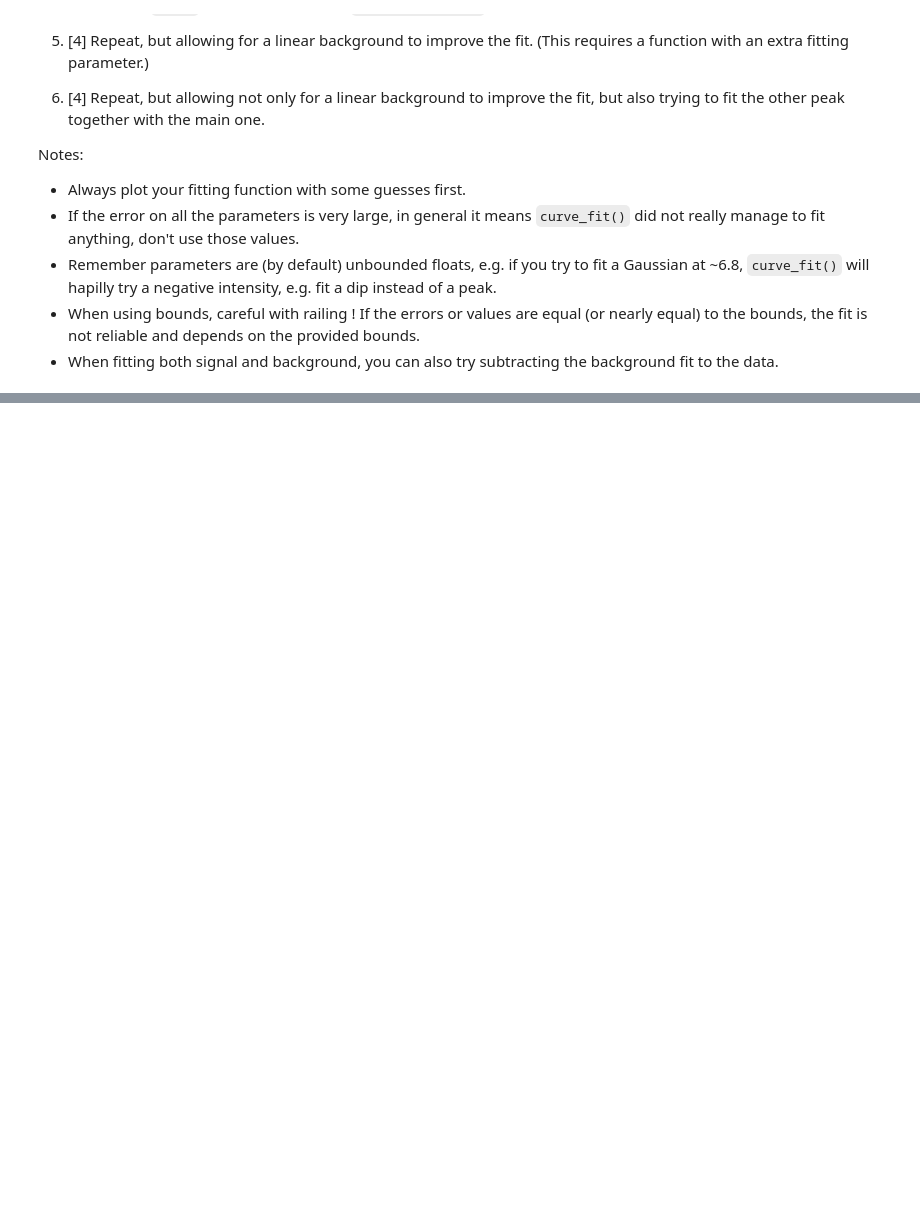
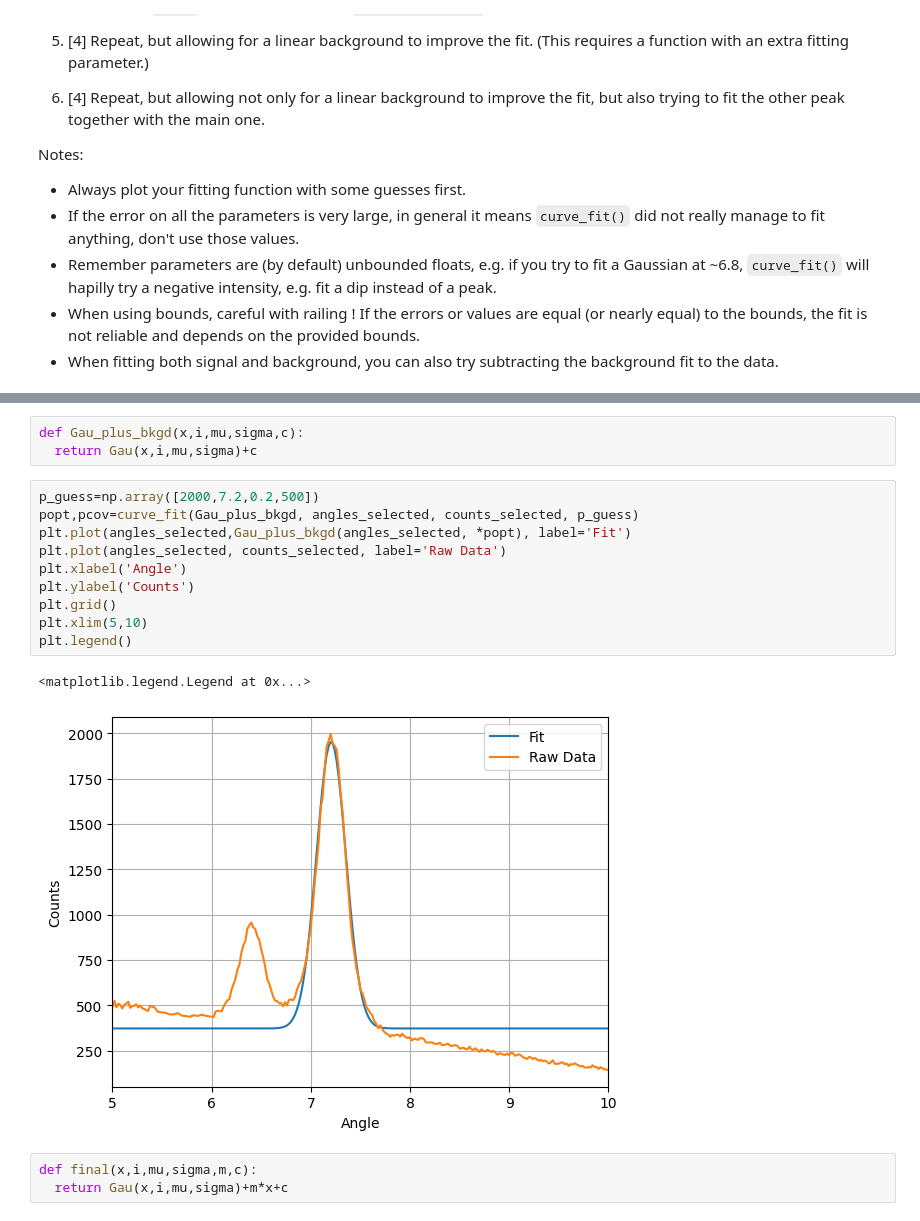
Before and after one commit to PX2145-2025/week-4-b-EvansElliot, a Jupyter notebook: Curvefit.ipynb, the cells around one changed output, grey strips where cells are left out. Saved outputs shown, nothing was run; the diff lists cells and outputs as text; blank space fills up the shorter version.

```diff
--- a/Curvefit.ipynb
+++ b/Curvefit.ipynb
@@ -291,0 +313,19 @@ TypeError: argument must be an integer
+# %%
+def Gau_plus_bkgd(x,i,mu,sigma,c):
+  return Gau(x,i,mu,sigma)+c
+# %%
+p_guess=np.array([2000,7.2,0.2,500])
+popt,pcov=curve_fit(Gau_plus_bkgd, angles_selected, counts_selected, p_guess)
+plt.plot(angles_selected,Gau_plus_bkgd(angles_selected, *popt), label='Fit')
+plt.plot(angles_selected, counts_selected, label='Raw Data')
+plt.xlabel('Angle')
+plt.ylabel('Counts')
+plt.grid()
+plt.xlim(5,10)
+plt.legend()
+# %% [output]
+<matplotlib.legend.Legend at 0x...>
+[figure, added]
+# %%
+def final(x,i,mu,sigma,m,c):
+  return Gau(x,i,mu,sigma)+m*x+c
```
Also changed, not shown: parts of 4 cells of this notebook.
